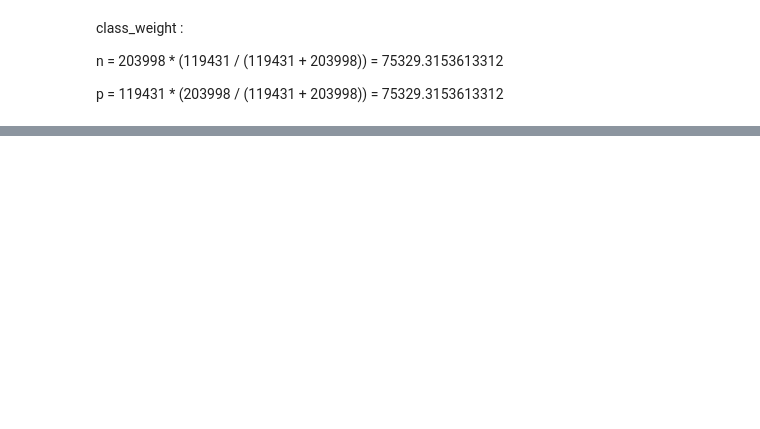
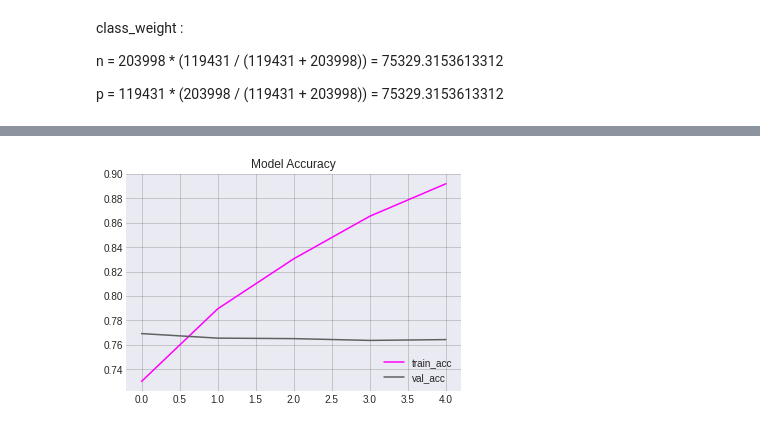
Before and after one commit to rafi-fauzan/Question_Pairs_BiLSTM, a Jupyter notebook: ex1.ipynb, the cells around one changed output, grey strips where cells are left out. Drawn from its saved outputs; the diff is of its cells as text; code cells hidden in the pictures; blank space fills up the shorter version.

```diff
--- a/ex1.ipynb
+++ b/ex1.ipynb
@@ -37,5 +52,5 @@ train_data, validation_data = torchtext.legacy.data.TabularDataset.splits(
     validation = 'val_dataset.csv',
     format = 'csv',
     skip_header = True,
-    fields = [('q1', question_1), ('q2', question_2), ('t', target)]
+    fields = [('q1', question), ('q2', question), ('t', target)]
     )
@@ -49,3 +57,6 @@ vocab = question_1.vocab
+# %%
+question.build_vocab(train_data)
+vocab = question.vocab
 # %%
 train_loader, validation_loader = torchtext.legacy.data.BucketIterator.splits(
     (train_data, validation_data),
@@ -155,9 +207,6 @@ torch.manual_seed(42)
 model = BiLSTM(len(vocab), 512, 512, 2, 2).to(device)
 class_weight = torch.tensor([positive/(positive+negative), negative/(positive+negative)]).to(device)
 criterion = nn.CrossEntropyLoss(weight=class_weight, reduction='mean').to(device)
-optimizer = torch.optim.Adam(
-    model.parameters(),
-    lr = 1e-3
-    )
+optimizer = torch.optim.Adam(model.parameters(), lr = 1e-3)
 # %%
 print(model)
@@ -242,5 +297,5 @@ for epoch in range(num_epochs):
 
     if val_epoch_loss <= val_loss_min:
       print('validation loss decreased from {:.4f} to {:.4f}, saving model...'.format(val_loss_min, val_epoch_loss))
-      # torch.save(checkpoint, 'checkpoint/question_pairs_lowest_val_loss_epoch_{}.pth'.format(epoch + 1))
+      torch.save(checkpoint, 'checkpoint/ex1/question_pairs_lowest_val_loss_epoch_{}.pth'.format(epoch + 1))
       val_loss_min = val_epoch_loss
@@ -247,14 +320,15 @@ for epoch in range(num_epochs):
 # %%
+import matplotlib.pyplot as plt
 plt.style.use('seaborn-darkgrid')
 plt.figure()
 plt.plot(accuracies, color = 'magenta')
 plt.plot(val_accuracies, color = '#606060')
 plt.title('Model Accuracy')
-plt.ylabel('Accuracy')
-plt.xlabel('Epoch #')
 plt.legend(['train_acc', 'val_acc'], loc = 'lower right')
 plt.grid(axis = 'y', c = 'black', alpha = 0.2)
 plt.grid(axis = 'x', c = 'black', alpha = 0.2)
+# %% [output]
+[figure, added]
 # %%
 plt.figure()
 plt.plot(losses, color = 'magenta')
```
Also changed, not shown: parts of 11 cells of this notebook, 2 other files.
